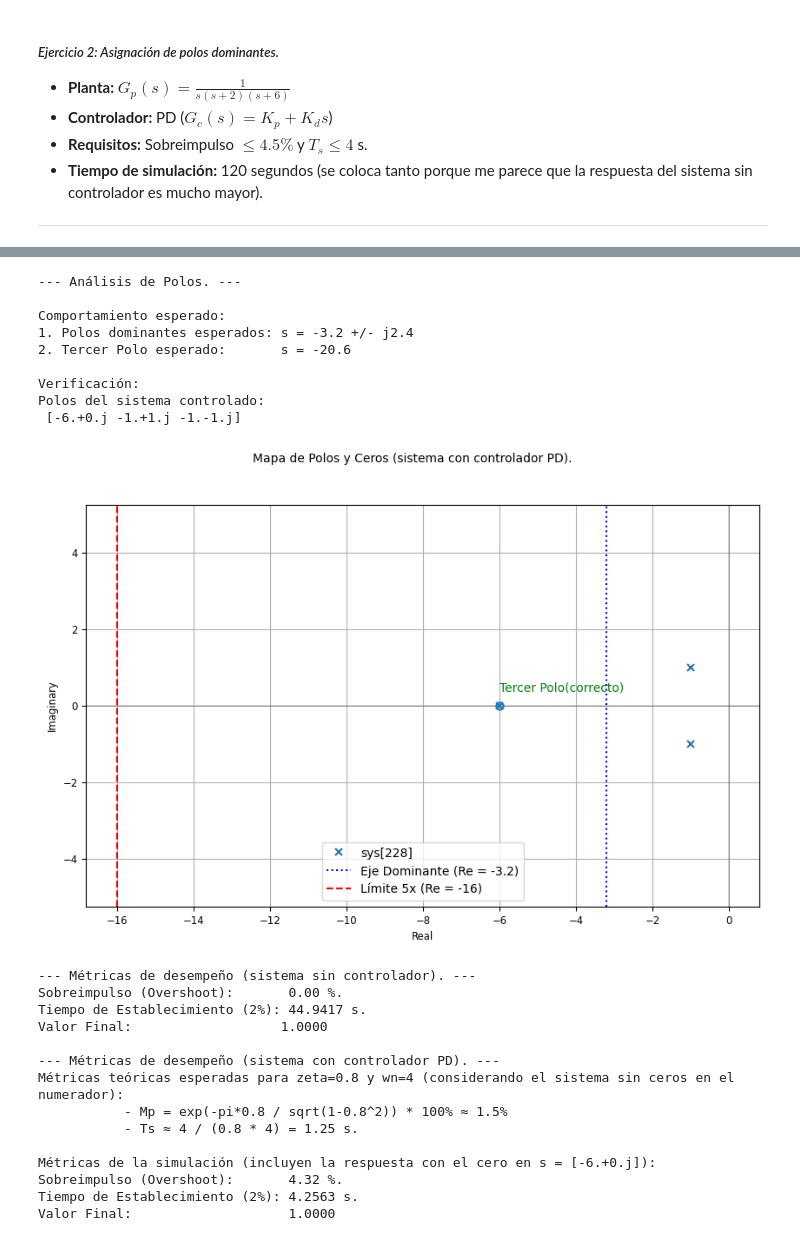
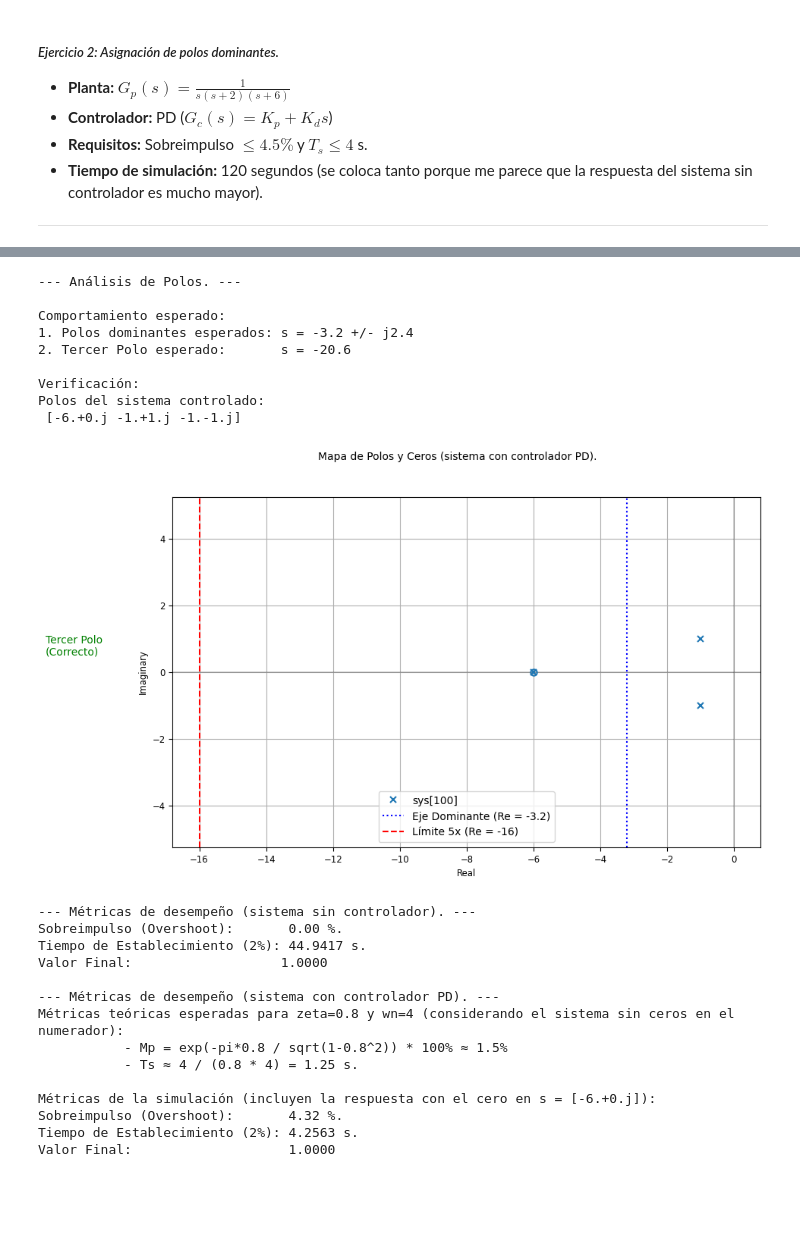
Before and after one commit to NayMera/control-clasico, a Jupyter notebook: Practicas/P_3_03_Asignacion_de_polos.ipynb, the cells around one changed output, grey strips where cells are left out. Saved outputs shown, nothing was run; the diff lists cells and outputs as text; code cells hidden in the pictures; blank space fills up the shorter version.

Commit message:
ráctica: Sintonización mediante asignación de polos.

```diff
--- a/Practicas/P_3_03_Asignacion_de_polos.ipynb
+++ b/Practicas/P_3_03_Asignacion_de_polos.ipynb
@@ -568,7 +530,7 @@ ct.pzmap(sys_con_control2, title='Mapa de Polos y Ceros (sistema con controlador
 # La regla dice que el tercero debe estar al menos 5 veces más lejos (5 * 3.2 = 16).
 plt.axvline(x=-3.2, color='b', linestyle=':', label='Eje Dominante (Re = -3.2)')
 plt.axvline(x=-16, color='r', linestyle='--', label='Límite 5x (Re = -16)')
-plt.text(-6, 0, 'Tercer Polo(correcto)\n', color='green')
+plt.text(-20.6, 0.5, 'Tercer Polo\n(Correcto)', color='green')
 
 plt.legend()
 plt.grid(True)
@@ -611,20 +573,20 @@ Outputs (1): ['y[0]']
 Inputs (1): ['u[0]']
 Outputs (1): ['y[0]']
 
          2 s + 12
   -----------------------
   s^3 + 8 s^2 + 14 s + 12
 [figure]
 --- Análisis de Polos. ---
 
 Comportamiento esperado:
 1. Polos dominantes esperados: s = -3.2 +/- j2.4
 2. Tercer Polo esperado:       s = -20.6
 
 Verificación:
 Polos del sistema controlado:
  [-6.+0.j -1.+1.j -1.-1.j]
-[figure, old version]
+[figure, new version]
 --- Métricas de desempeño (sistema sin controlador). ---
 Sobreimpulso (Overshoot):       0.00 %.
 Tiempo de Establecimiento (2%): 44.9417 s.
```
Also changed, not shown: parts of 4 cells of this notebook.
